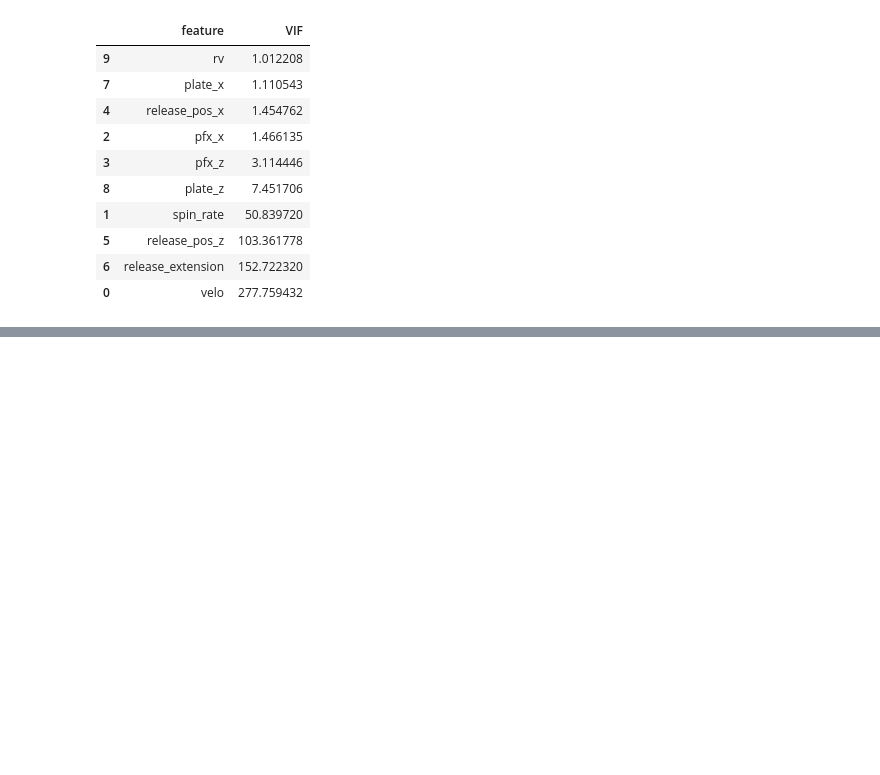
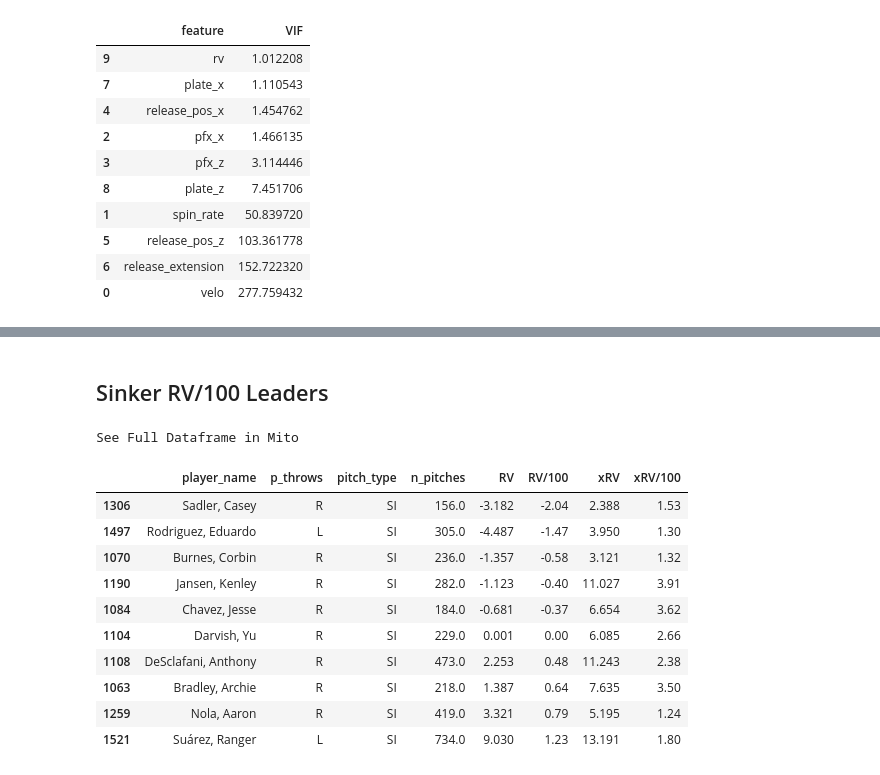
Before and after one commit to anthonyzurke/pitch-model, a Jupyter notebook: notebooks/analysis.ipynb, the cells around one changed output, grey strips where cells are left out. Drawn from its saved outputs; the diff is of its cells as text; code cells hidden in the pictures; blank space fills up the shorter version.

```diff
--- a/notebooks/analysis.ipynb
+++ b/notebooks/analysis.ipynb
@@ -143,0 +160,18 @@ See Full Dataframe in Mito
+# %% [markdown]
+## Sinker RV/100 Leaders
+# %%
+si_leaders = si.sort_values(by = ['RV/100'])
+si_leaders.head(10)
+# %% [output]
+See Full Dataframe in Mito
+|  | player_name | p_throws | pitch_type | n_pitches | RV | RV/100 | xRV | xRV/100 |
+| 1306 | Sadler, Casey | R | SI | 156.0 | -3.182 | -2.04 | 2.388 | 1.53 |
+| 1497 | Rodriguez, Eduardo | L | SI | 305.0 | -4.487 | -1.47 | 3.950 | 1.30 |
+| 1070 | Burnes, Corbin | R | SI | 236.0 | -1.357 | -0.58 | 3.121 | 1.32 |
+| 1190 | Jansen, Kenley | R | SI | 282.0 | -1.123 | -0.40 | 11.027 | 3.91 |
+| 1084 | Chavez, Jesse | R | SI | 184.0 | -0.681 | -0.37 | 6.654 | 3.62 |
+| 1104 | Darvish, Yu | R | SI | 229.0 | 0.001 | 0.00 | 6.085 | 2.66 |
+| 1108 | DeSclafani, Anthony | R | SI | 473.0 | 2.253 | 0.48 | 11.243 | 2.38 |
+| 1063 | Bradley, Archie | R | SI | 218.0 | 1.387 | 0.64 | 7.635 | 3.50 |
+| 1259 | Nola, Aaron | R | SI | 419.0 | 3.321 | 0.79 | 5.195 | 1.24 |
+| 1521 | Suárez, Ranger | L | SI | 734.0 | 9.030 | 1.23 | 13.191 | 1.80 |
```
Also changed, not shown: parts of 24 cells of this notebook, 1 other file.
